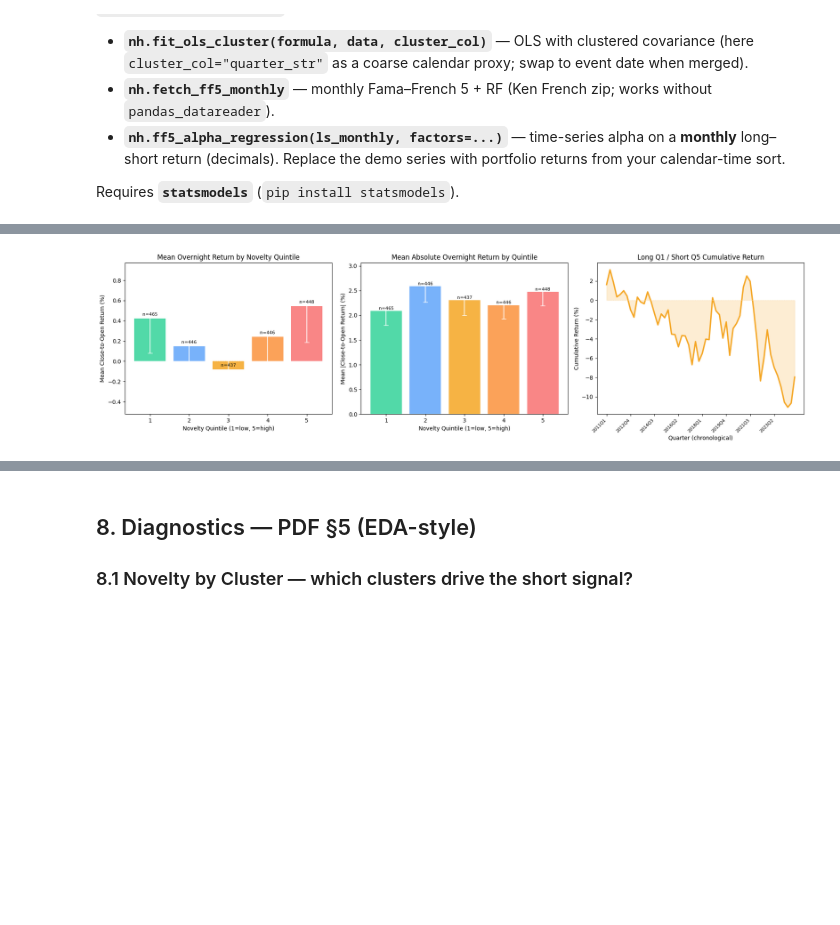
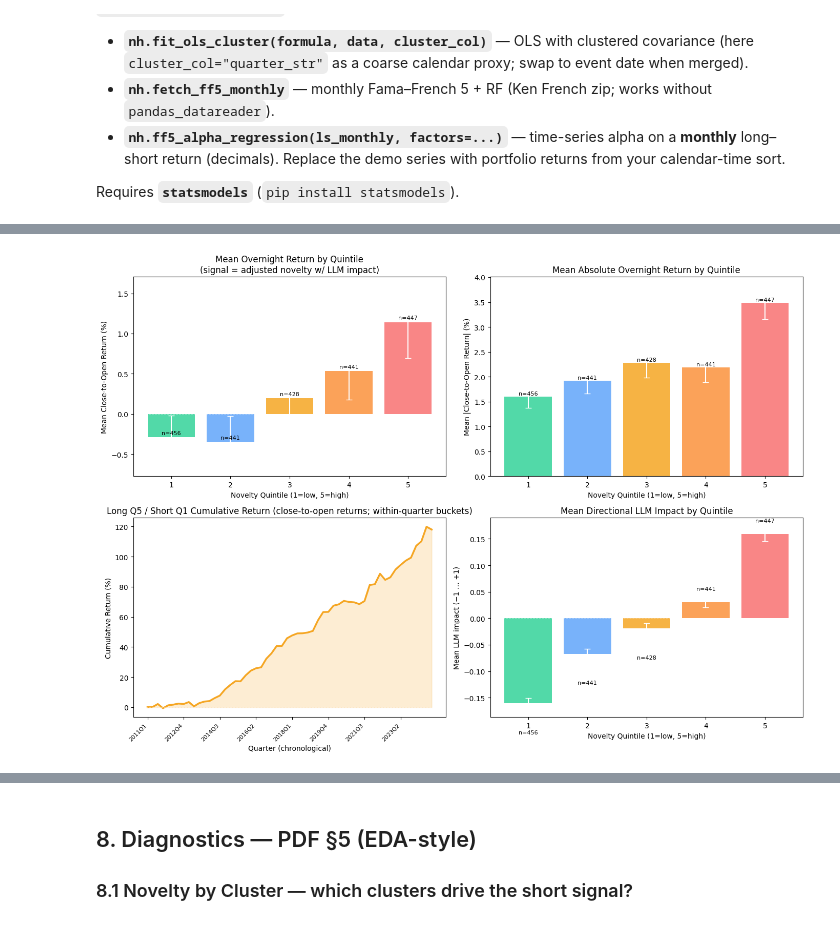
Before and after one commit to zac-garland/wrds, a Jupyter notebook: final_project/novelty_driven_mean_reversion.ipynb, the cells around one changed output, grey strips where cells are left out. Saved outputs shown, nothing was run; the diff lists cells and outputs as text; code cells hidden in the pictures; blank space fills up the shorter version.

```diff
--- a/final_project/novelty_driven_mean_reversion.ipynb
+++ b/final_project/novelty_driven_mean_reversion.ipynb
@@ -1334,15 +1582,17 @@ banking_credit             2337
 # %%
-# Example: most novel + salient segments
-print("=== Top 10 Most Novel + Salient Segments ===\n")
-top_examples = (signal_df
-                .sort_values(["novelty_score", "salience_score"], ascending=False)
+# Example: highest novelty × √salience segments (pre-impact; macro/impact applied later)
+print("=== Top 10 Highest (novelty × √salience) Segments (pre-impact) ===\n")
+_tmp = signal_df.copy()
+_tmp["adj_preimpact_no_macro"] = _tmp["novelty_score"].astype(float) * np.sqrt(_tmp["salience_score"].astype(float))
+top_examples = (_tmp
+                .sort_values(["adj_preimpact_no_macro", "novelty_score"], ascending=False)
                 .head(10))
 
 for _, row in top_examples.iterrows():
     tid = int(row['transcriptid'])
     ci = int(row.get('chunk_index', -1)) if pd.notna(row.get('chunk_index', np.nan)) else -1
     print(f"Ticker : {row['ticker']}  |  Quarter: {row['quarter_str']} | Transcript: {tid} | Chunk: {ci}")
-    print(f"Novelty: {row['novelty_score']:.3f}  |  Salience: {row['salience_score']:.3f}  |  Cluster: {row['top_cluster']}")
+    print(f"Novelty: {row['novelty_score']:.3f}  |  Salience: {row['salience_score']:.3f}  |  Novelty×√Salience: {row['adj_preimpact_no_macro']:.4f}  |  Cluster: {row['top_cluster']}")
 
     # Show chunk parts (context + exec) when available; else fall back to the stored segment text.
     ctx = ''
@@ -1465,13 +1715,15 @@ if "llm_impact_score" not in signal_df.columns:
     else:
         signal_df = signal_df.copy()
         signal_df["llm_impact_score"] = 0.0
-        print("No impact cache — llm_impact_score set to 0 (blend = identity)")
+        print("No impact cache — llm_impact_score set to 0 (neutral)")
 
 _imp = signal_df["llm_impact_score"].fillna(0.0).astype(float)
 signal_df["adjusted_novelty_pre_impact"] = signal_df["adjusted_novelty"]
-_imp_mult = (1.0 + _imp).clip(lower=0.0)
-signal_df["adjusted_novelty"] = signal_df["adjusted_novelty_pre_impact"] * _imp_mult
+
+# Signed blend: negative impact ⇒ negative adjusted score.
+# Missing impact treated as 0 ⇒ adjusted_novelty becomes 0 (neutral).
+signal_df["adjusted_novelty"] = signal_df["adjusted_novelty_pre_impact"] * _imp
 
 print("adjusted_novelty_pre_impact:", signal_df["adjusted_novelty_pre_impact"].describe().round(4).to_string())
-print("impact multiplier (1+score)_+:", _imp_mult.describe().round(4).to_string())
-print("adjusted_novelty (with impact):", signal_df["adjusted_novelty"].describe().round(4).to_string())
+print("llm_impact_score:", _imp.describe().round(4).to_string())
+print("adjusted_novelty (signed, with impact):", signal_df["adjusted_novelty"].describe().round(4).to_string())
@@ -1809,16 +2163,17 @@ for bar, (_, row) in zip(bars_abs, quintile_abs.iterrows()):
         fontsize=8,
     )
 
-# ── Long-short backtest: Q1 long, Q5 short ─────────────────────────────────
+# ── Long-short backtest: Q5 long, Q1 short ─────────────────────────────────
 fqs_sorted = fqs.sort_values("quarter_str")
-ls_by_quarter = (fqs_sorted[fqs_sorted["novelty_quintile"].isin([1,5])]
-    .groupby(["quarter_str","novelty_quintile"])["close_to_open_return"]
+ls_by_quarter = (
+    fqs_sorted[fqs_sorted["novelty_quintile"].isin([1, 5])]
+    .groupby(["quarter_str", "novelty_quintile"])["close_to_open_return"]
     .mean()
     .unstack()
-    .rename(columns={1:"long_Q1", 5:"short_Q5"})
+    .rename(columns={1: "short_Q1", 5: "long_Q5"})
     .dropna()
 )
-ls_by_quarter["long_short"] = ls_by_quarter["long_Q1"] - ls_by_quarter["short_Q5"]
+ls_by_quarter["long_short"] = ls_by_quarter["long_Q5"] - ls_by_quarter["short_Q1"]
 ls_by_quarter["cumulative_ls"] = (1 + ls_by_quarter["long_short"]).cumprod() - 1
 
 ax = axes[1, 0]
@@ -1831,7 +2186,7 @@ ax.fill_between(range(len(ls_by_quarter)),
 ax.axhline(0, color="white", linewidth=0.8, linestyle="--", alpha=0.4)
 ax.set_xlabel("Quarter (chronological)")
 ax.set_ylabel("Cumulative Return (%)")
-ax.set_title("Long Q1 / Short Q5 Cumulative Return")
+ax.set_title("Long Q5 / Short Q1 Cumulative Return (close-to-open returns; within-quarter buckets)")
 ax.set_xticks(range(0, len(ls_by_quarter), max(1, len(ls_by_quarter)//8)))
 ax.set_xticklabels(
     ls_by_quarter.index[::max(1, len(ls_by_quarter)//8)],
@@ -1854,34 +2209,34 @@ bars_i = ax.bar(
     edgecolor="none",
 )
 ax.errorbar(
     impact_q["novelty_quintile"],
     impact_q["mean"],
     yerr=impact_q["sem"] * 1.96,
     fmt="none",
     color="white",
     capsize=4,
     linewidth=1.5,
 )
 ax.axhline(0, color="white", linewidth=0.8, linestyle="--", alpha=0.4)
 ax.set_xlabel("Novelty Quintile (1=low, 5=high)")
 ax.set_ylabel("Mean LLM impact (−1 … +1)")
 ax.set_title("Mean Directional LLM Impact by Quintile")
 ax.set_xticks([1, 2, 3, 4, 5])
 for bar, (_, row) in zip(bars_i, impact_q.iterrows()):
     ax.text(
         bar.get_x() + bar.get_width() / 2,
         bar.get_height() + (0.02 if row["mean"] >= 0 else -0.05),
         f"n={int(row['count'])}",
         ha="center",
         va="bottom" if row["mean"] >= 0 else "top",
         fontsize=8,
     )
 
 plt.tight_layout()
 plt.savefig("backtest_results.png", dpi=120, bbox_inches="tight")
 plt.show()
 # %% [output]
-[figure, old version]
+[figure, new version]
 # %%
 # Summary statistics
 print("=" * 55)
```
Also changed, not shown: parts of 32 cells of this notebook, 14 other files.
